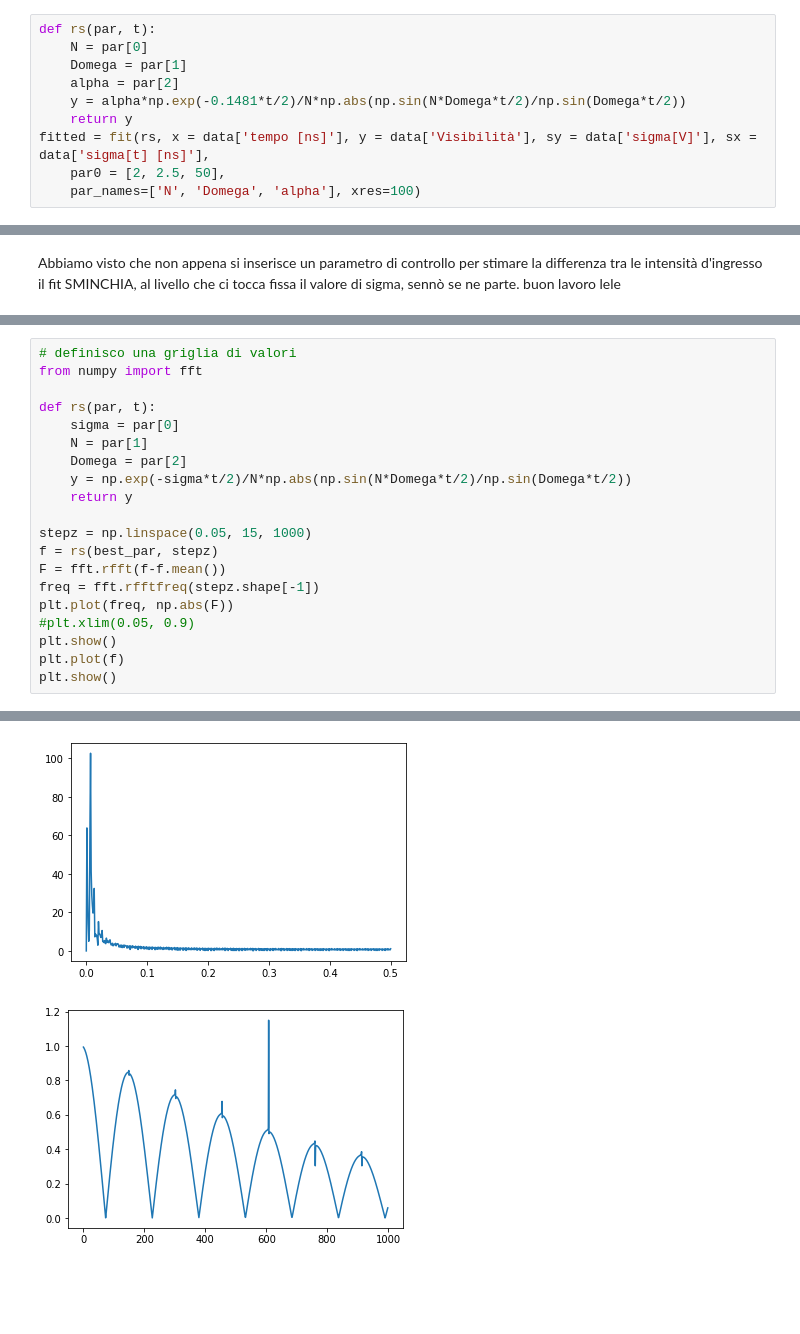
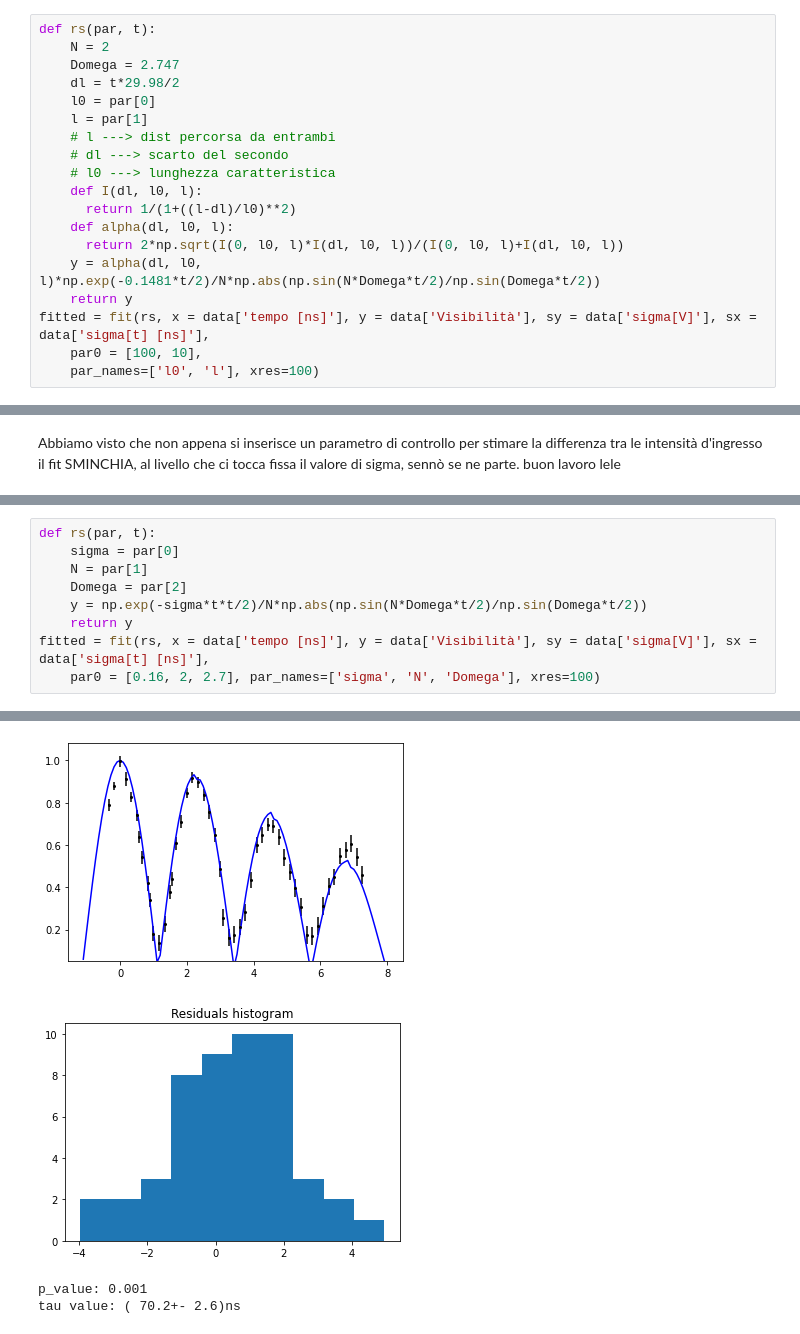
Before and after one commit to Unoaccaso/lab_projects, a Jupyter notebook: interferometro_michelson.ipynb, the cells around one changed output, grey strips where cells are left out. Saved outputs shown, nothing was run; the diff lists cells and outputs as text; blank space fills up the shorter version.

```diff
--- a/interferometro_michelson.ipynb
+++ b/interferometro_michelson.ipynb
@@ -204,12 +204,21 @@ p_value: 0.000
 # Test della differenza delle intensità
 # %%
 def rs(par, t):
-    N = par[0]
-    Domega = par[1]
-    alpha = par[2]
-    y = alpha*np.exp(-0.1481*t/2)/N*np.abs(np.sin(N*Domega*t/2)/np.sin(Domega*t/2))
+    N = 2
+    Domega = 2.747
+    dl = t*29.98/2
+    l0 = par[0]
+    l = par[1]
+    # l ---> dist percorsa da entrambi
+    # dl ---> scarto del secondo
+    # l0 ---> lunghezza caratteristica
+    def I(dl, l0, l):
+      return 1/(1+((l-dl)/l0)**2)
+    def alpha(dl, l0, l):
+      return 2*np.sqrt(I(0, l0, l)*I(dl, l0, l))/(I(0, l0, l)+I(dl, l0, l))
+    y = alpha(dl, l0, l)*np.exp(-0.1481*t/2)/N*np.abs(np.sin(N*Domega*t/2)/np.sin(Domega*t/2))
     return y
 fitted = fit(rs, x = data['tempo [ns]'], y = data['Visibilità'], sy = data['sigma[V]'], sx = data['sigma[t] [ns]'],
-    par0 = [2, 2.5, 50],
-    par_names=['N', 'Domega', 'alpha'], xres=100)
+    par0 = [100, 10],
+    par_names=['l0', 'l'], xres=100)
 # %% [output]
@@ -227,21 +234,10 @@ per il teorema di W-K lo spettro di potenza è proporzionale alla trasformata di
 # %%
-# definisco una griglia di valori
-from numpy import fft
-
 def rs(par, t):
     sigma = par[0]
     N = par[1]
     Domega = par[2]
-    y = np.exp(-sigma*t/2)/N*np.abs(np.sin(N*Domega*t/2)/np.sin(Domega*t/2))
+    y = np.exp(-sigma*t*t/2)/N*np.abs(np.sin(N*Domega*t/2)/np.sin(Domega*t/2))
     return y
-
-stepz = np.linspace(0.05, 15, 1000)
-f = rs(best_par, stepz)
-F = fft.rfft(f-f.mean())
-freq = fft.rfftfreq(stepz.shape[-1])
-plt.plot(freq, np.abs(F))
-#plt.xlim(0.05, 0.9)
-plt.show()
-plt.plot(f)
-plt.show()
+fitted = fit(rs, x = data['tempo [ns]'], y = data['Visibilità'], sy = data['sigma[V]'], sx = data['sigma[t] [ns]'],
+    par0 = [0.16, 2, 2.7], par_names=['sigma', 'N', 'Domega'], xres=100)
 # %% [output]
@@ -248,2 +247,4 @@ plt.show()
-[figure, old version]
+[figure, new version]
-[figure, old version]
+[figure, new version]
+p_value: 0.001
+tau value: ( 70.2+- 2.6)ns
```
Also changed, not shown: parts of 7 cells of this notebook.
